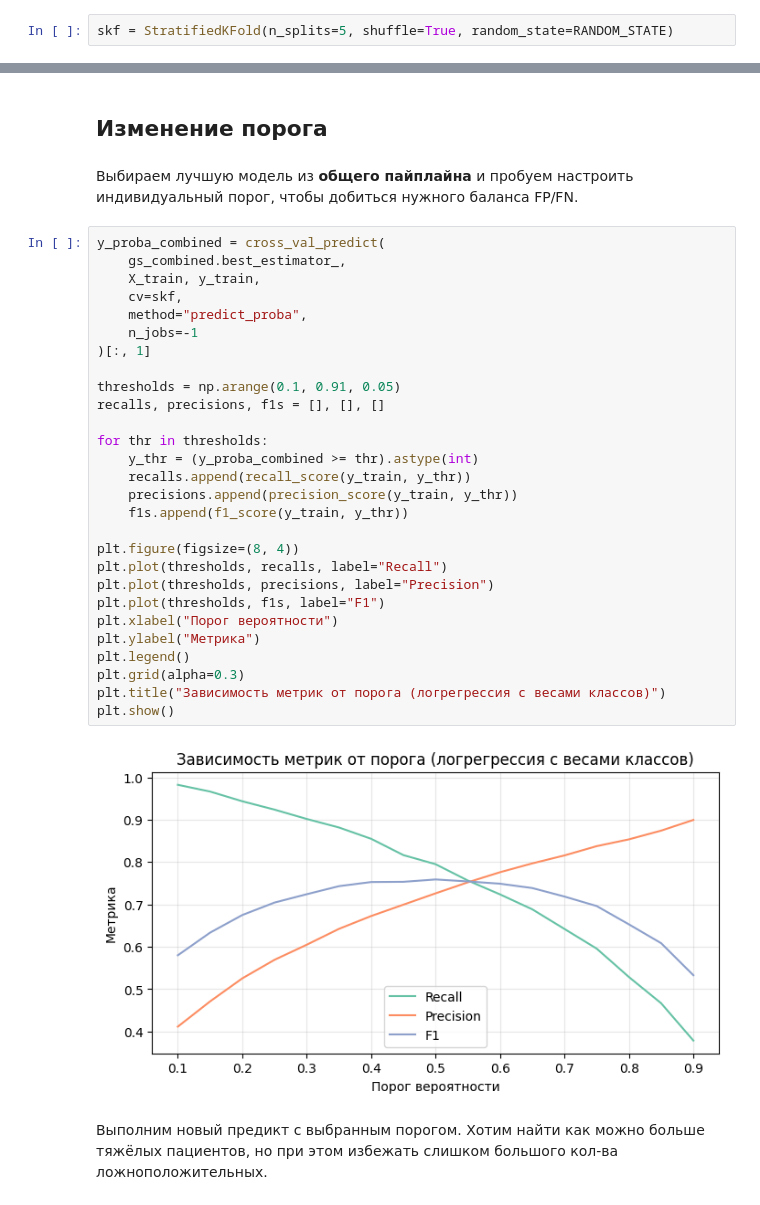
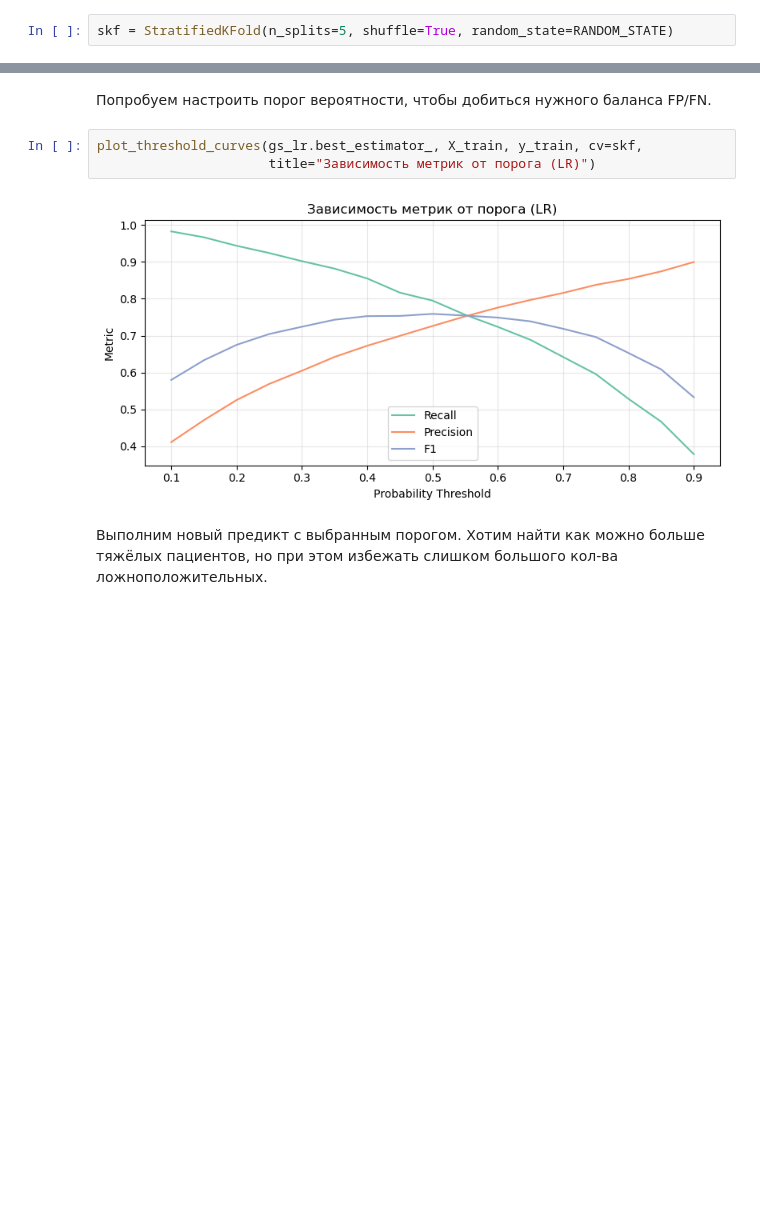
Before and after one commit to horacemtb/cirrhosis-survival-prediction, a Jupyter notebook: notebooks/clean/logreg_clean.ipynb, the cells around one changed output, grey strips where cells are left out. Saved outputs shown, nothing was run; the diff lists cells and outputs as text; blank space fills up the shorter version.

```diff
--- a/notebooks/clean/logreg_clean.ipynb
+++ b/notebooks/clean/logreg_clean.ipynb
@@ -609,37 +914,10 @@ FP — это ложная отправка на более глубокое о
-# %% [markdown]
-## Изменение порога
 # %% [markdown]
-Выбираем лучшую модель из **общего пайплайна** и пробуем настроить индивидуальный порог, чтобы добиться нужного баланса FP/FN.
+Попробуем настроить порог вероятности, чтобы добиться нужного баланса FP/FN.
 # %%
-y_proba_combined = cross_val_predict(
-    gs_combined.best_estimator_,
-    X_train, y_train,
-    cv=skf,
-    method="predict_proba",
-    n_jobs=-1
-)[:, 1]
-
-thresholds = np.arange(0.1, 0.91, 0.05)
-recalls, precisions, f1s = [], [], []
-
-for thr in thresholds:
-    y_thr = (y_proba_combined >= thr).astype(int)
-    recalls.append(recall_score(y_train, y_thr))
-    precisions.append(precision_score(y_train, y_thr))
-    f1s.append(f1_score(y_train, y_thr))
-
-plt.figure(figsize=(8, 4))
-plt.plot(thresholds, recalls, label="Recall")
-plt.plot(thresholds, precisions, label="Precision")
-plt.plot(thresholds, f1s, label="F1")
-plt.xlabel("Порог вероятности")
-plt.ylabel("Метрика")
-plt.legend()
-plt.grid(alpha=0.3)
-plt.title("Зависимость метрик от порога (логрегрессия с весами классов)")
-plt.show()
+plot_threshold_curves(gs_lr.best_estimator_, X_train, y_train, cv=skf,
+                      title="Зависимость метрик от порога (LR)")
 # %% [output]
-[figure, old version]
+[figure, new version]
 # %% [markdown]
 Выполним новый предикт с выбранным порогом. Хотим найти как можно больше тяжёлых пациентов, но при этом избежать слишком большого кол-ва ложноположительных.
 # %%
```
Also changed, not shown: parts of 87 cells of this notebook.
